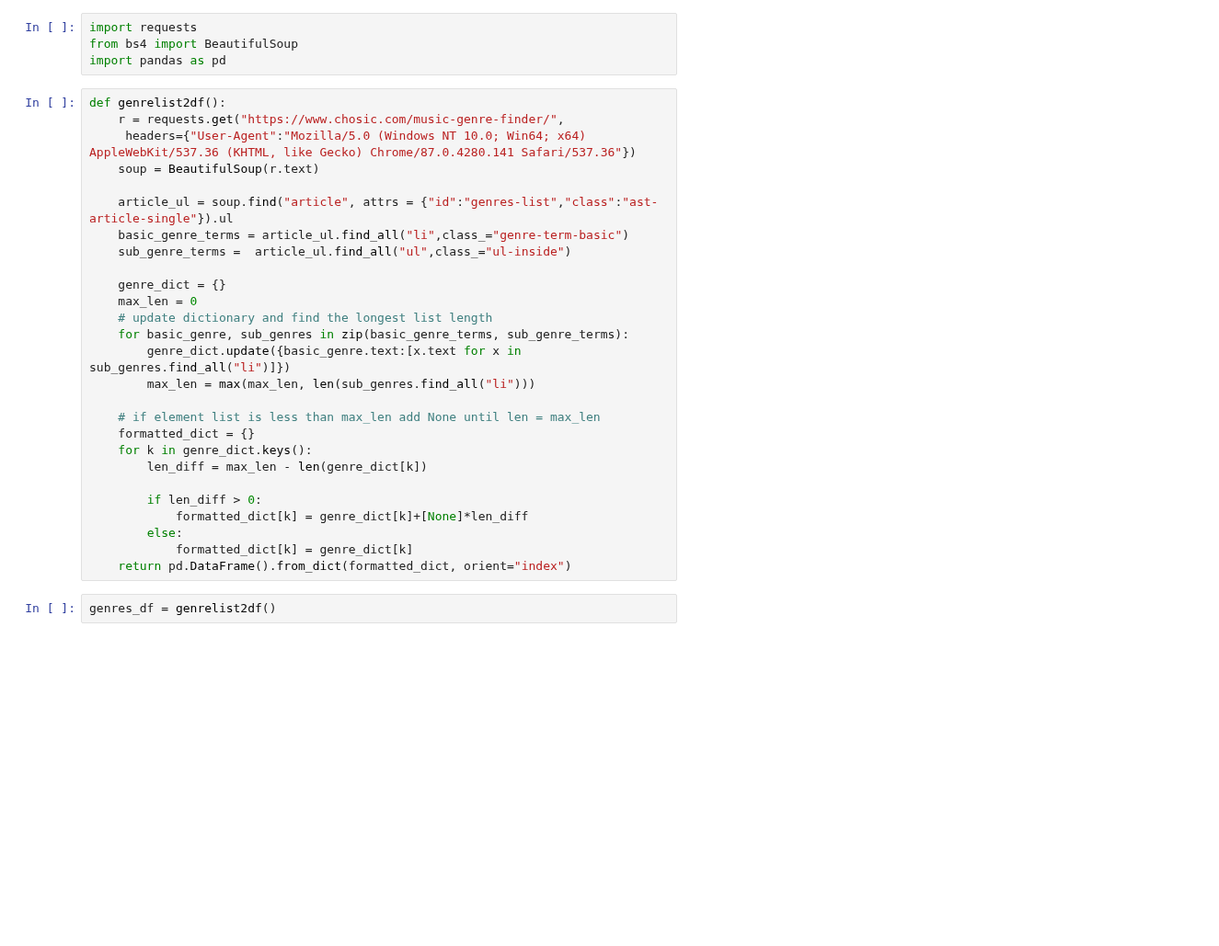
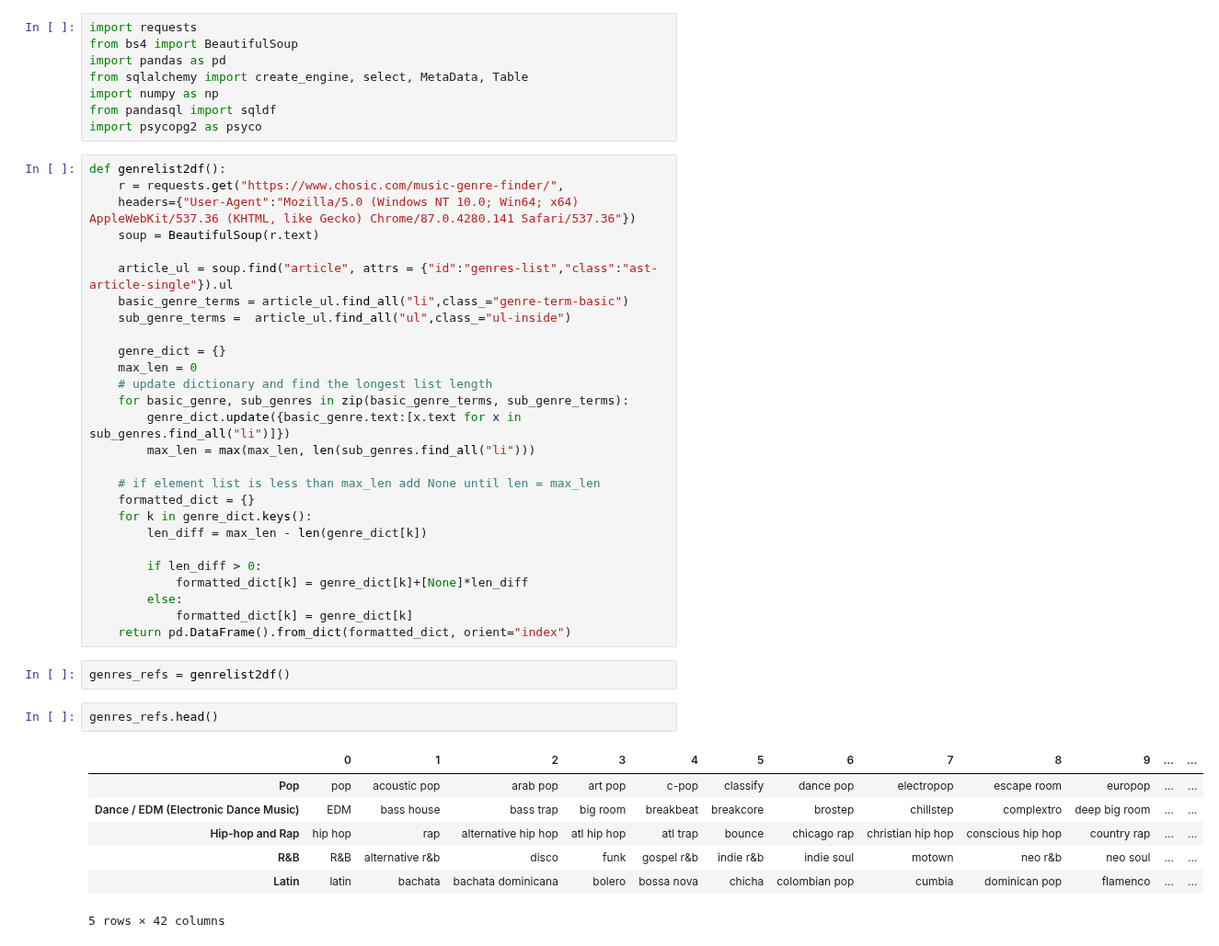
Before and after one commit to yahoyoungho/Music_Genre_Classifier, a Jupyter notebook: Data_Acquisition.ipynb, the cells around one changed output. Shown at 92% size. Drawn from its saved outputs; the diff is of its cells as text; blank space fills up the shorter version.

```diff
--- a/Data_Acquisition.ipynb
+++ b/Data_Acquisition.ipynb
@@ -2,32 +2,46 @@
 import requests
 from bs4 import BeautifulSoup
 import pandas as pd
+from sqlalchemy import create_engine, select, MetaData, Table
+import numpy as np
+from pandasql import sqldf
+import psycopg2 as psyco
 # %%
 def genrelist2df():
-	r = requests.get("https://www.chosic.com/music-genre-finder/",
-	 headers={"User-Agent":"Mozilla/5.0 (Windows NT 10.0; Win64; x64) AppleWebKit/537.36 (KHTML, like Gecko) Chrome/87.0.4280.141 Safari/537.36"})
-	soup = BeautifulSoup(r.text)
+    r = requests.get("https://www.chosic.com/music-genre-finder/",
+    headers={"User-Agent":"Mozilla/5.0 (Windows NT 10.0; Win64; x64) AppleWebKit/537.36 (KHTML, like Gecko) Chrome/87.0.4280.141 Safari/537.36"})
+    soup = BeautifulSoup(r.text)
 
-	article_ul = soup.find("article", attrs = {"id":"genres-list","class":"ast-article-single"}).ul
-	basic_genre_terms = article_ul.find_all("li",class_="genre-term-basic")
-	sub_genre_terms =  article_ul.find_all("ul",class_="ul-inside")
+    article_ul = soup.find("article", attrs = {"id":"genres-list","class":"ast-article-single"}).ul
+    basic_genre_terms = article_ul.find_all("li",class_="genre-term-basic")
+    sub_genre_terms =  article_ul.find_all("ul",class_="ul-inside")
 
-	genre_dict = {}
-	max_len = 0
-	# update dictionary and find the longest list length
-	for basic_genre, sub_genres in zip(basic_genre_terms, sub_genre_terms):
-		genre_dict.update({basic_genre.text:[x.text for x in sub_genres.find_all("li")]})
-		max_len = max(max_len, len(sub_genres.find_all("li")))
+    genre_dict = {}
+    max_len = 0
+    # update dictionary and find the longest list length
+    for basic_genre, sub_genres in zip(basic_genre_terms, sub_genre_terms):
+        genre_dict.update({basic_genre.text:[x.text for x in sub_genres.find_all("li")]})
+        max_len = max(max_len, len(sub_genres.find_all("li")))
 
-	# if element list is less than max_len add None until len = max_len
-	formatted_dict = {}
-	for k in genre_dict.keys():
-		len_diff = max_len - len(genre_dict[k])
+    # if element list is less than max_len add None until len = max_len
+    formatted_dict = {}
+    for k in genre_dict.keys():
+        len_diff = max_len - len(genre_dict[k])
 
-		if len_diff > 0:
-			formatted_dict[k] = genre_dict[k]+[None]*len_diff
-		else:
-			formatted_dict[k] = genre_dict[k]
-	return pd.DataFrame().from_dict(formatted_dict, orient="index")
+        if len_diff > 0:
+            formatted_dict[k] = genre_dict[k]+[None]*len_diff
+        else:
+            formatted_dict[k] = genre_dict[k]
+    return pd.DataFrame().from_dict(formatted_dict, orient="index")
 # %%
-genres_df = genrelist2df()
+genres_refs = genrelist2df()
+# %%
+genres_refs.head()
+# %% [output]
+|  | 0 | 1 | 2 | 3 | 4 | 5 | 6 | 7 | 8 | 9 | ... | ... |
+| Pop | pop | acoustic pop | arab pop | art pop | c-pop | classify | dance pop | electropop | escape room | europop | ... | ... |
+| Dance / EDM (Electronic Dance Music) | EDM | bass house | bass trap | big room | breakbeat | breakcore | brostep | chillstep | complextro | deep big room | ... | ... |
+| Hip-hop and Rap | hip hop | rap | alternative hip hop | atl hip hop | atl trap | bounce | chicago rap | christian hip hop | conscious hip hop | country rap | ... | ... |
+| R&B | R&B | alternative r&b | disco | funk | gospel r&b | indie r&b | indie soul | motown | neo r&b | neo soul | ... | ... |
+| Latin | latin | bachata | bachata dominicana | bolero | bossa nova | chicha | colombian pop | cumbia | dominican pop | flamenco | ... | ... |
+5 rows × 42 columns
```
Also changed, not shown: parts of 11 cells of this notebook.
